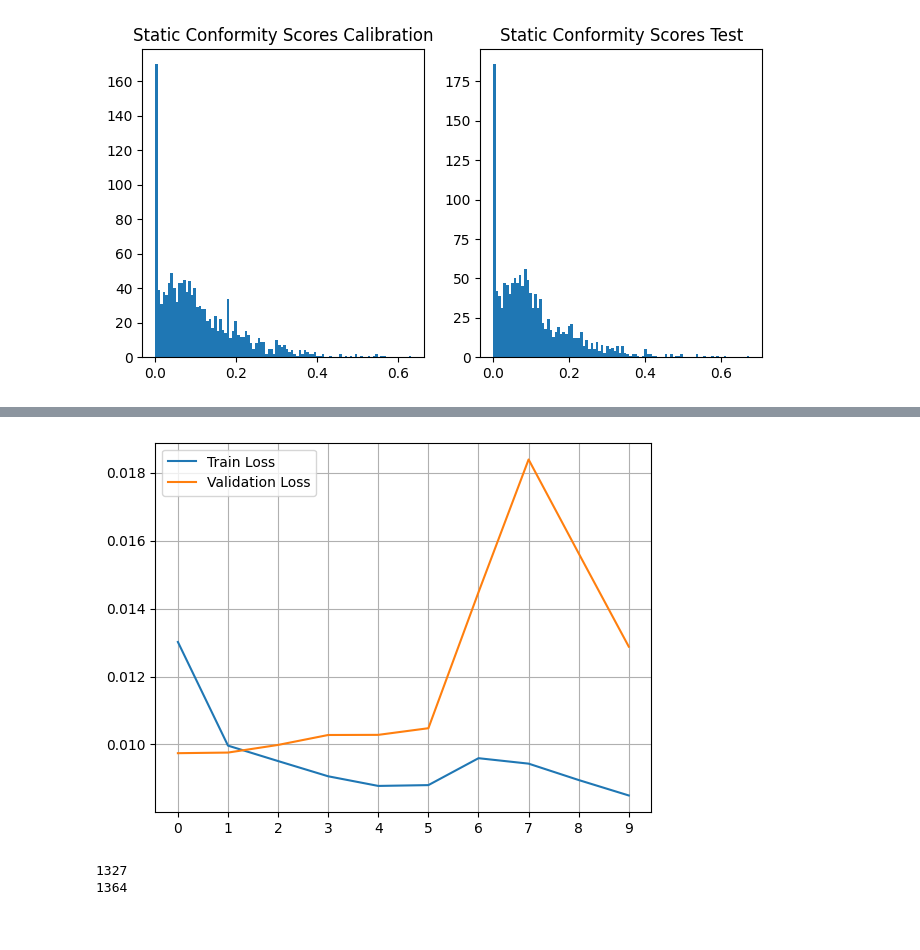
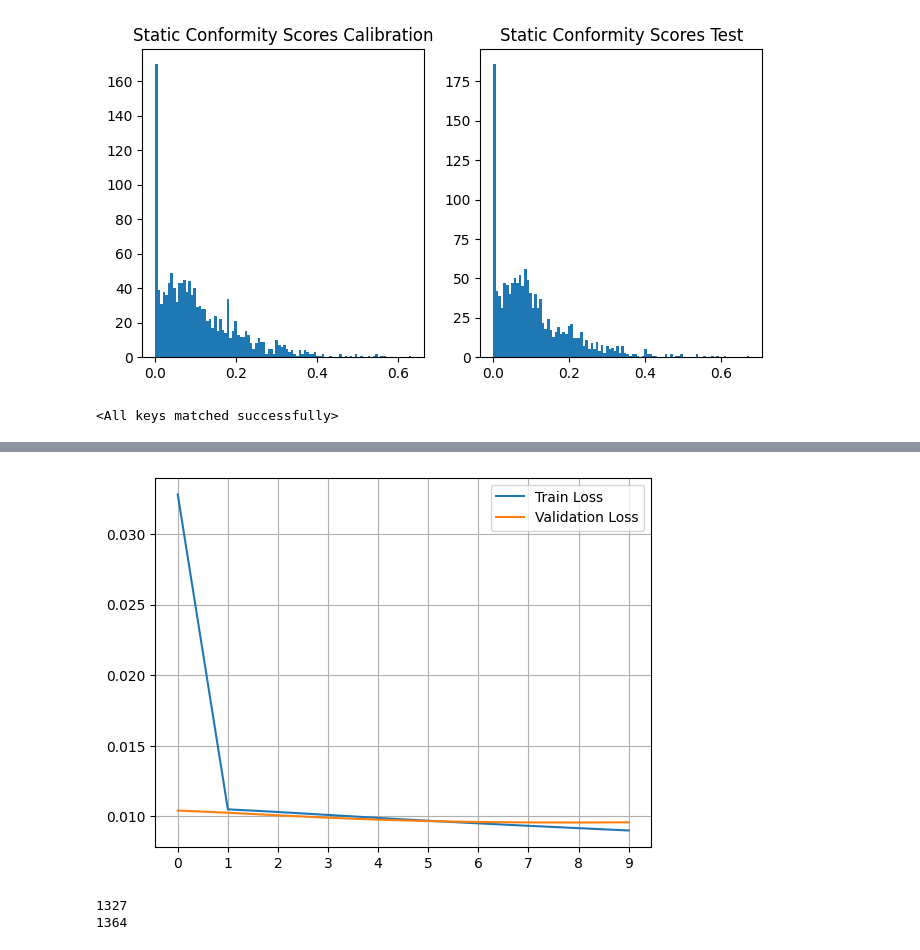
Before and after one commit to calgo-lab/BGR, a Jupyter notebook: notebooks/soil/Conformal_SoilNet.ipynb, the cells around one changed output, grey strips where cells are left out. Cells and saved outputs as stored; diff of their text form; code cells hidden in the pictures.

Commit message:
Softplus

```diff
--- a/notebooks/soil/Conformal_SoilNet.ipynb
+++ b/notebooks/soil/Conformal_SoilNet.ipynb
@@ -198,7 +198,8 @@ class ResidualPredictor(nn.Module):
             nn.ReLU(),
             nn.Linear(hidden_dim, hidden_dim//2),
             nn.ReLU(),
-            nn.Linear(hidden_dim//2, 1)
+            nn.Linear(hidden_dim//2, 1),
+            nn.Softplus() # ensure output is positive
         )
 
     def forward(self, x):
@@ -318,9 +319,11 @@ resid_loader_test  = DataLoader(resid_dataset_test, batch_size=batch_size, shuff
 # Initialize residual model
 residual_model = ResidualPredictor(input_dim=segment_geotemp_concat_calib.shape[1])
 # Load model if pretrained
-#residual_model.load_state_dict(torch.load('./BGR/models/conformal/residual_mlp.pt'))
+residual_model.load_state_dict(torch.load('./BGR/models/conformal/residual_mlp_softplus.pt'))
+# %% [output]
+<All keys matched successfully>
 # %%
-optimizer = torch.optim.Adam(residual_model.parameters(), lr=1e-3)
+optimizer = torch.optim.Adam(residual_model.parameters(), lr=1e-4)
 criterion = nn.MSELoss()
 train_loss_hist, val_loss_hist = [], []
 num_epochs = 10
@@ -358,5 +361,5 @@ plt.grid()
 plt.legend();
 
 # Save residual model weights
-torch.save(residual_model.state_dict(), './BGR/models/conformal/residual_mlp.pt')
+torch.save(residual_model.state_dict(), './BGR/models/conformal/residual_mlp_softplus.pt')
 # %% [output]
@@ -373,4 +376,4 @@ Epoch 9: Train Loss = 0.0085, Validation Loss = 0.0129
-[figure, old version]
+[figure, new version]
 # %%
 # Predict the residuals on the calibration set to rescale the conformity scores
 pred_residuals_calib = residual_model(segment_geotemp_concat_calib)
```
Also changed, not shown: parts of 9 cells of this notebook, 1 other file.
